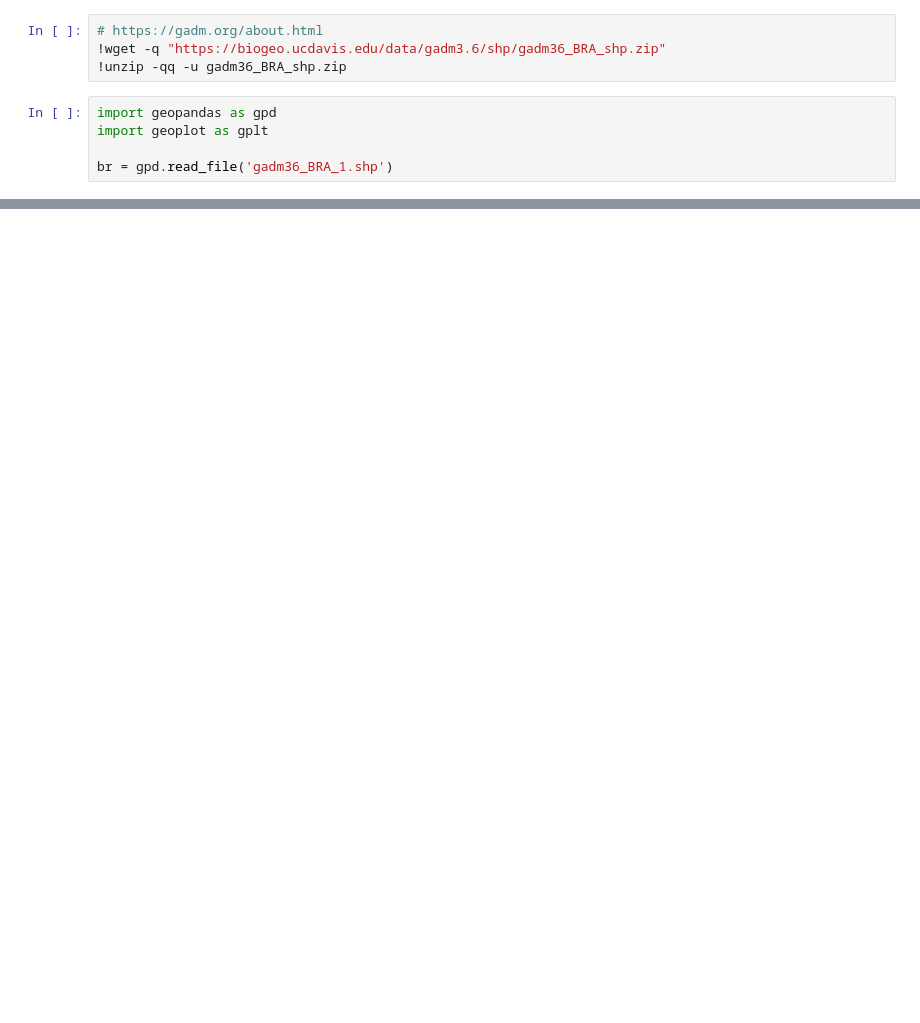
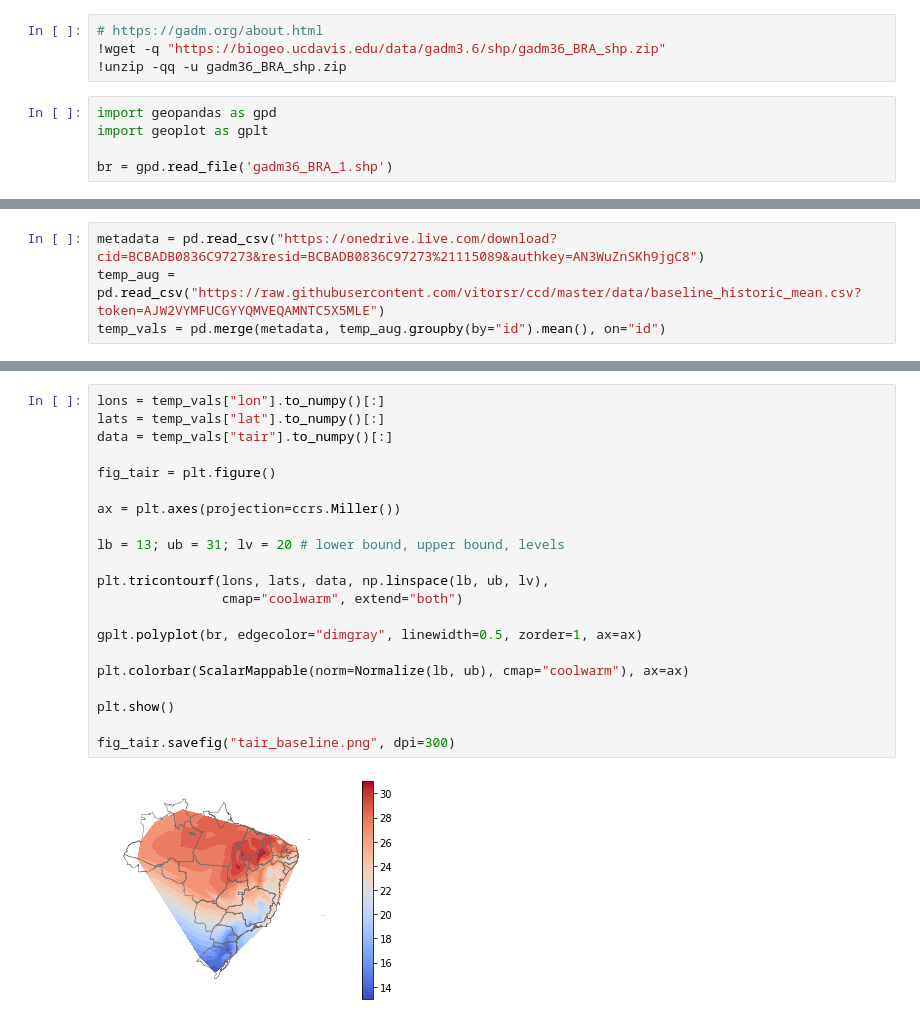
Before and after one commit to andrefellipe/ccd, a Jupyter notebook: new_maps.ipynb, the cells around one changed output, grey strips where cells are left out. Drawn from its saved outputs; the diff is of its cells as text; blank space fills up the shorter version.

```diff
--- a/new_maps.ipynb
+++ b/new_maps.ipynb
@@ -76,0 +65,4 @@ plt.show()
+# %%
+metadata = pd.read_csv("https://onedrive.live.com/download?cid=BCBADB0836C97273&resid=BCBADB0836C97273%21115089&authkey=AN3WuZnSKh9jgC8")
+temp_aug = pd.read_csv("https://raw.githubusercontent.com/vitorsr/ccd/master/data/baseline_historic_mean.csv?token=AJW2VYMFUCGYYQMVEQAMNTC5X5MLE")
+temp_vals = pd.merge(metadata, temp_aug.groupby(by="id").mean(), on="id")
@@ -76,0 +79,23 @@ plt.show()
+# %%
+lons = temp_vals["lon"].to_numpy()[:]
+lats = temp_vals["lat"].to_numpy()[:]
+data = temp_vals["tair"].to_numpy()[:]
+
+fig_tair = plt.figure()
+
+ax = plt.axes(projection=ccrs.Miller())
+
+lb = 13; ub = 31; lv = 20 # lower bound, upper bound, levels
+
+plt.tricontourf(lons, lats, data, np.linspace(lb, ub, lv),
+                cmap="coolwarm", extend="both")
+
+gplt.polyplot(br, edgecolor="dimgray", linewidth=0.5, zorder=1, ax=ax)
+
+plt.colorbar(ScalarMappable(norm=Normalize(lb, ub), cmap="coolwarm"), ax=ax)
+
+plt.show()
+
+fig_tair.savefig("tair_baseline.png", dpi=300)
+# %% [output]
+[figure, added]
```
Also changed, not shown: parts of 6 cells of this notebook.
